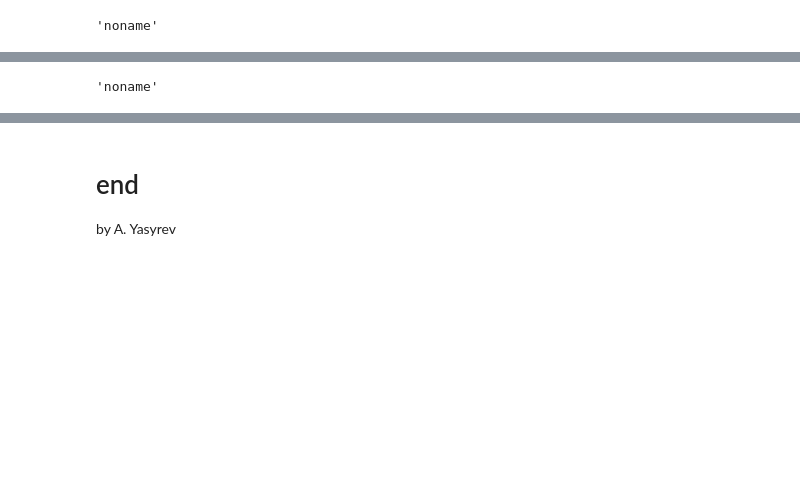
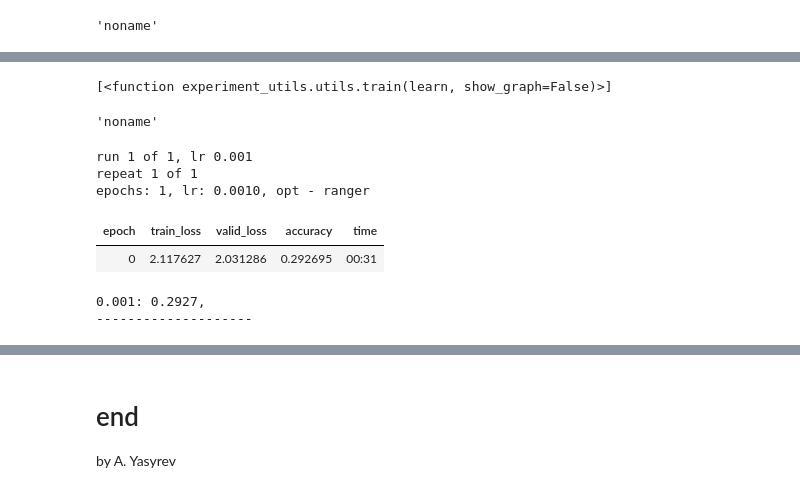
Before and after one commit to ayasyrev/experiment_utils, a Jupyter notebook: nbs/00_experiment.ipynb, the cells around one changed output, grey strips where cells are left out. Drawn from its saved outputs; the diff is of its cells as text; code cells hidden in the pictures; blank space fills up the shorter version.

```diff
--- a/nbs/00_experiment.ipynb
+++ b/nbs/00_experiment.ipynb
@@ -29,3 +254,8 @@ e = Experiment()
+# %%
+# hide
+p.pipeline
+# %% [output]
+[<function experiment_utils.utils.train(learn, show_graph=False)>]
 # %%
 #hide
 e.p.exp_name
@@ -34 +269,12 @@ e.p.exp_name
+# %%
+# hide
+e()
+# %% [output]
+run 1 of 1, lr 0.001
+repeat 1 of 1
+epochs: 1, lr: 0.0010, opt - ranger
+| epoch | train_loss | valid_loss | accuracy | time |
+| 0 | 2.117627 | 2.031286 | 0.292695 | 00:31 |
+0.001: 0.2927,
+--------------------
 # %%
```
Also changed, not shown: parts of 35 cells of this notebook, 22 other files.
